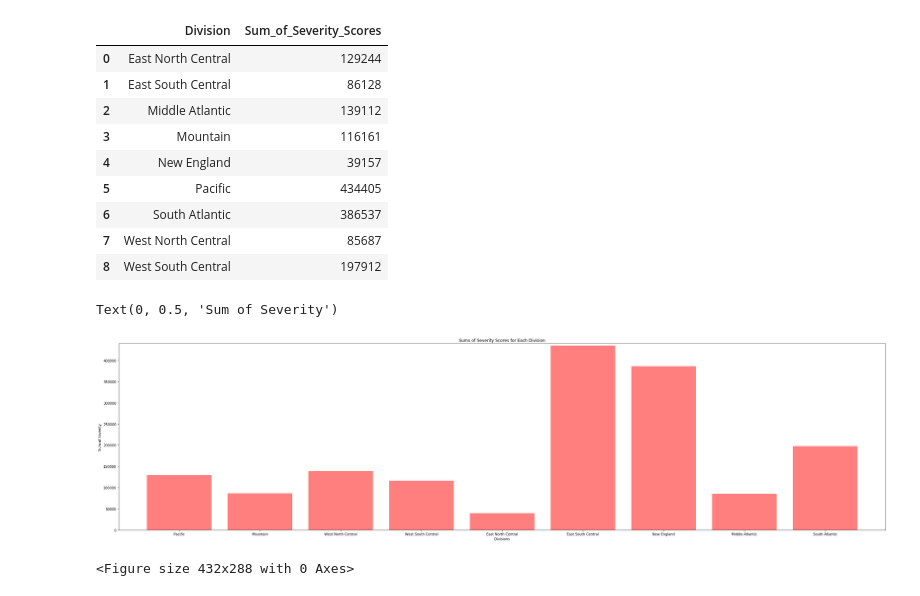
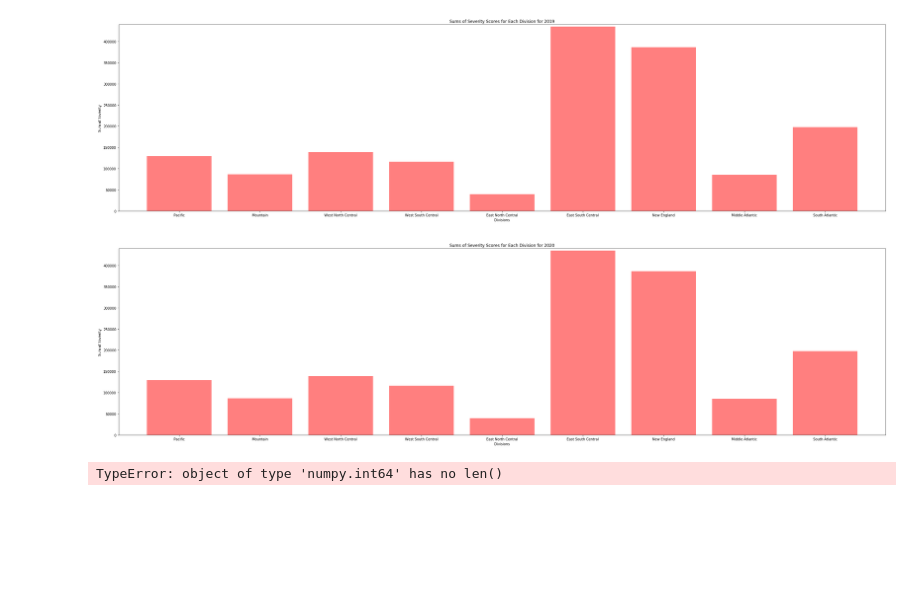
Before and after one commit to sebastiandifrancesco/Accident_Data_2019_Versus_2020, a Jupyter notebook: Visualizations.ipynb, the cells around one changed output. Cells and saved outputs as stored; diff of their text form; code cells hidden in the pictures; blank space fills up the shorter version.

```diff
--- a/Visualizations.ipynb
+++ b/Visualizations.ipynb
@@ -35,21 +37,11 @@ accident_df_2019_w_divisions = pd.merge(accident_df_2019,all_div_df,on='State')
 accident_df_2020_w_divisions = pd.merge(accident_df_2020,all_div_df,on='State')
 #accident_df_2020_w_divisions.head()
 # %%
-sum_sev_by_div_df = pd.DataFrame(accident_df_2019_w_divisions.groupby('Division')['Severity'].sum().rename('Sum_of_Severity_Scores').reset_index())
-sum_sev_by_div_df
+sum_sev_by_div_df_2019 = pd.DataFrame(accident_df_2019_w_divisions.groupby('Division')['Severity'].sum().rename('Sum_of_Severity_Scores').reset_index())
+sum_sev_by_div_df_2020 = pd.DataFrame(accident_df_2019_w_divisions.groupby('Division')['Severity'].sum().rename('Sum_of_Severity_Scores').reset_index())
-# %% [output]
-|  | Division | Sum_of_Severity_Scores |
-| 0 | East North Central | 129244 |
-| 1 | East South Central | 86128 |
-| 2 | Middle Atlantic | 139112 |
-| 3 | Mountain | 116161 |
-| 4 | New England | 39157 |
-| 5 | Pacific | 434405 |
-| 6 | South Atlantic | 386537 |
-| 7 | West North Central | 85687 |
-| 8 | West South Central | 197912 |
 # %%
-sev_sum = sum_sev_by_div_df['Sum_of_Severity_Scores']
+# Create bar chart for 2019
+sev_sum = sum_sev_by_div_df_2019['Sum_of_Severity_Scores']
 x_axis = np.arange(len(sev_sum))
 plt.figure(figsize=(40, 10))
 plt.bar(x_axis, sev_sum, color='r', alpha=0.5, align="center")
@@ -57,15 +49,31 @@ tick_locations = [value for value in x_axis]
 plt.xticks(tick_locations, ["Pacific", "Mountain", "West North Central", "West South Central", "East North Central", "East South Central", 'New England', 'Middle Atlantic', 'South Atlantic'])
 plt.xlim(-0.75, len(x_axis)-0.25)
 plt.ylim(0, max(sev_sum)+5000)
-plt.title("Sums of Severity Scores for Each Division")
+plt.title("Sums of Severity Scores for Each Division for 2019")
 plt.xlabel("Divisions")
 plt.ylabel("Sum of Severity")
+
+# Save image
+plt.savefig('Images/Sums of Severity Scores for Each Division for 2019.png')
+plt.show()
 # %% [output]
-Text(0, 0.5, 'Sum of Severity')
 [figure]
-# %%
-csvpath = os.path.join('Images', 'Sums of Severity Scores for Each Division.jpeg')
-plt.savefig(csvpath)
-plt.show()
-# %% [output]
-<Figure size 432x288 with 0 Axes>
+# %%
+# Create bar chart for 2020
+sev_sum = sum_sev_by_div_df_2020['Sum_of_Severity_Scores']
+x_axis = np.arange(len(sev_sum))
+plt.figure(figsize=(40, 10))
+plt.bar(x_axis, sev_sum, color='r', alpha=0.5, align="center")
+tick_locations = [value for value in x_axis]
+plt.xticks(tick_locations, ["Pacific", "Mountain", "West North Central", "West South Central", "East North Central", "East South Central", 'New England', 'Middle Atlantic', 'South Atlantic'])
+plt.xlim(-0.75, len(x_axis)-0.25)
+plt.ylim(0, max(sev_sum)+5000)
+plt.title("Sums of Severity Scores for Each Division for 2020")
+plt.xlabel("Divisions")
+plt.ylabel("Sum of Severity")
+
+# Save image
+plt.savefig('Images/Sums of Severity Scores for Each Division for 2020.png')
+plt.show()
+# %% [output]
+[figure, added]
@@ -71,0 +83,27 @@ plt.show()
+# %%
+sev_count_one = Count_of_Severity_Score_2019['Count_of_Severity_Score'][1]
+sev_count_two = Count_of_Severity_Score_2019['Count_of_Severity_Score'][2]
+sev_count_three = Count_of_Severity_Score_2019['Count_of_Severity_Score'][3]
+sev_count_four = Count_of_Severity_Score_2019['Count_of_Severity_Score'][4]
+x_axis = np.arange(len(sev_count_one))
+plt.figure(figsize=(40, 10))
+ax = plt.subplot()
+ax.bar(x_axis, sev_count_one, width=0.5, color='b', align='center')
+ax.bar(x_axis, sev_count_two, width=0.5, color='g', align='center')
+ax.bar(x_axis, sev_count_three, width=0.5, color='r', align='center')
+ax.bar(x_axis, sev_count_four, width=0.5, color='p', align='center')
+
+
+tick_locations = [value for value in x_axis]
+plt.xticks(tick_locations, ["Pacific", "Mountain", "West North Central", "West South Central", "East North Central", "East South Central", 'New England', 'Middle Atlantic', 'South Atlantic'])
+plt.xlim(-0.75, len(x_axis)-0.25)
+plt.ylim(0, max(sev_sum)+5000)
+plt.title("Count of Severity Score 2019")
+plt.xlabel("Divisions")
+plt.ylabel("Count of Each Severity Score")
+
+# Save image
+plt.savefig('Count_of_Severity_Score_2019.png')
+plt.show()
+# %% [output]
+TypeError: object of type 'numpy.int64' has no len()
```
Also changed, not shown: parts of 2 cells of this notebook, 6 other files.
